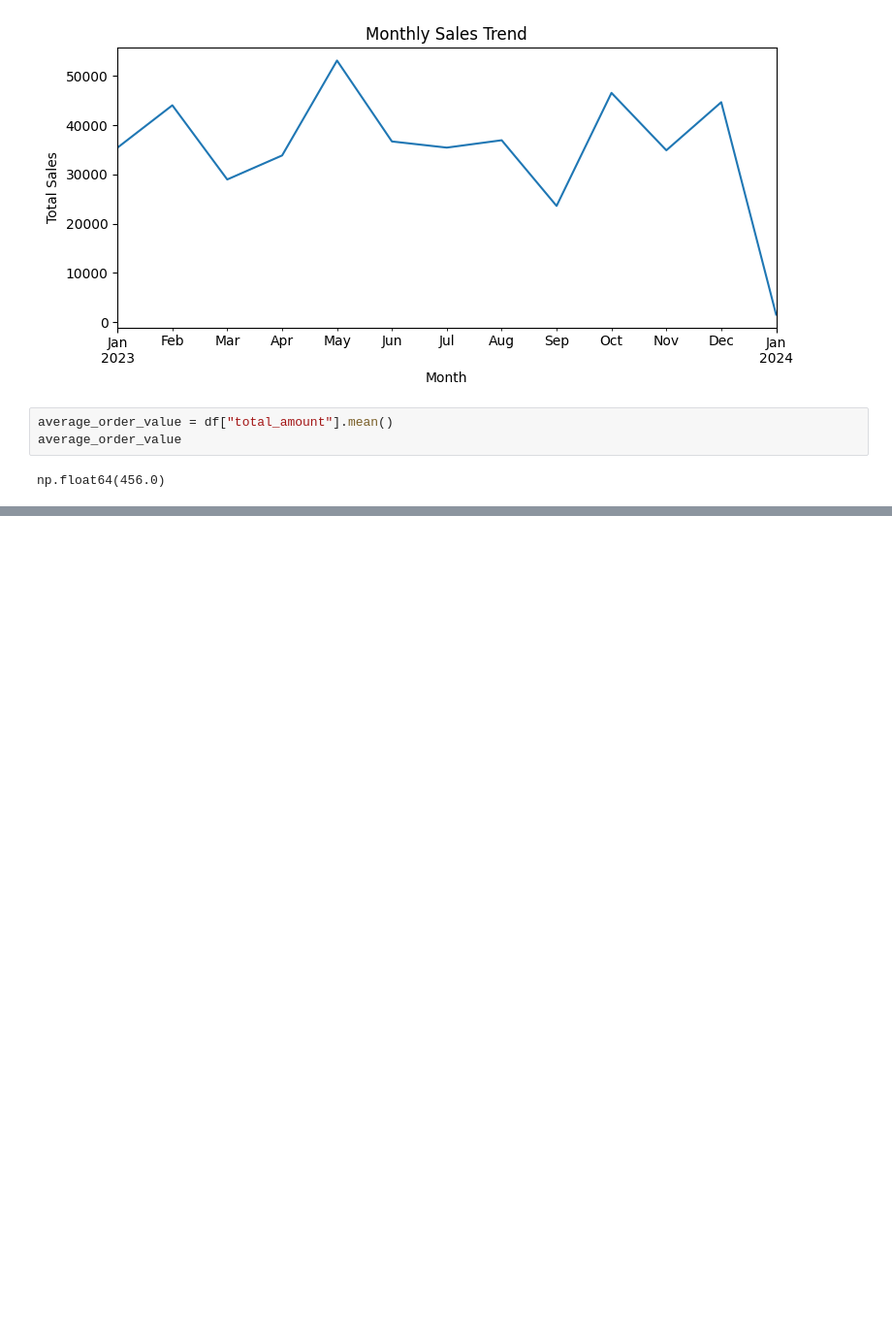
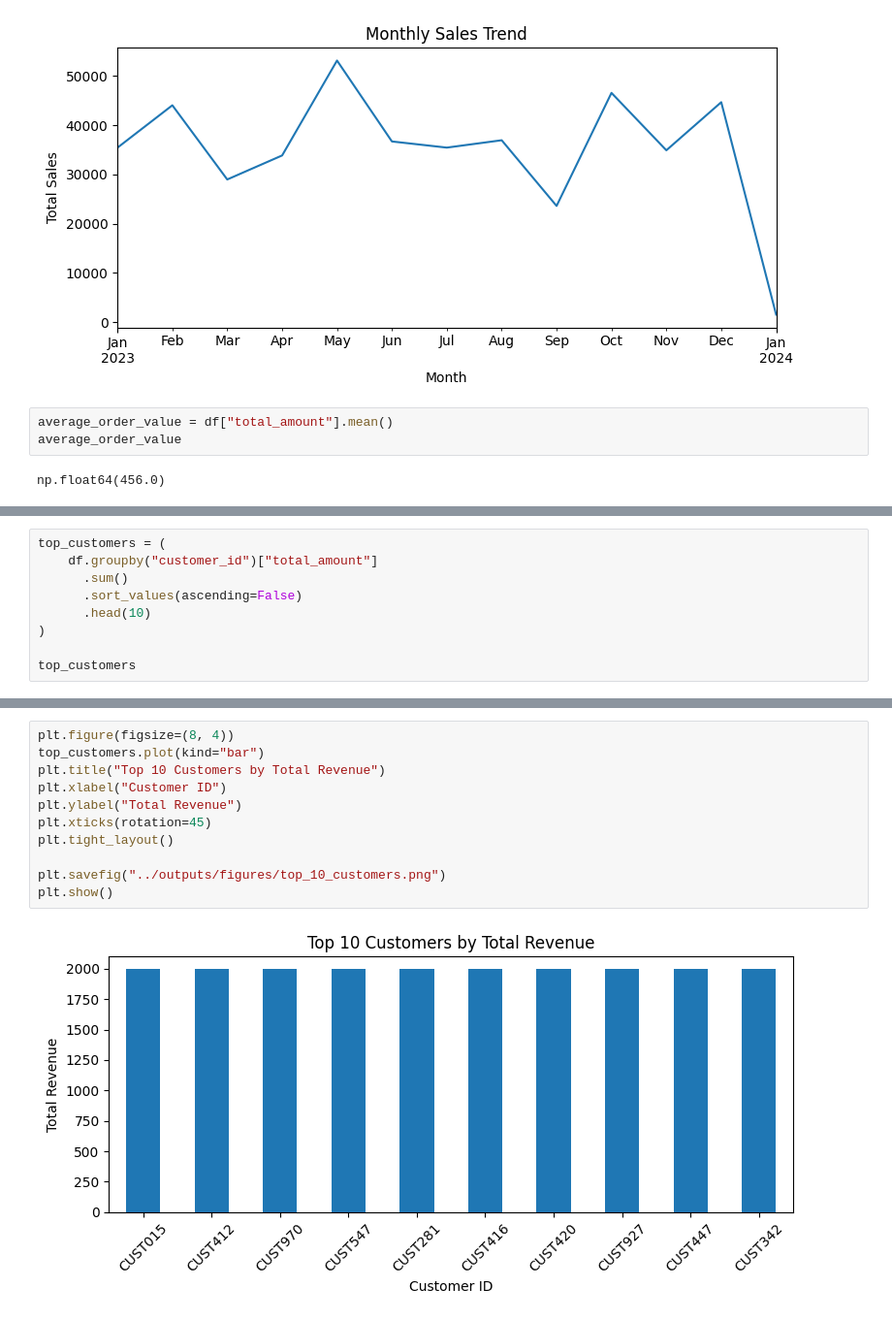
Before and after one commit to TathilaSiriwardhana/Retail-sales-data-analysis, a Jupyter notebook: notebooks/03_customer_and_product_insights.ipynb, the cells around one changed output, grey strips where cells are left out. Shown at 97% size. Drawn from its saved outputs; the diff is of its cells as text; blank space fills up the shorter version.

Commit message:
Complete customer and product insights analysis

```diff
--- a/notebooks/03_customer_and_product_insights.ipynb
+++ b/notebooks/03_customer_and_product_insights.ipynb
@@ -121,0 +206,9 @@ np.float64(456.0)
+# %%
+top_customers = (
+    df.groupby("customer_id")["total_amount"]
+      .sum()
+      .sort_values(ascending=False)
+      .head(10)
+)
+
+top_customers
@@ -121,0 +228,13 @@ np.float64(456.0)
+# %%
+plt.figure(figsize=(8, 4))
+top_customers.plot(kind="bar")
+plt.title("Top 10 Customers by Total Revenue")
+plt.xlabel("Customer ID")
+plt.ylabel("Total Revenue")
+plt.xticks(rotation=45)
+plt.tight_layout()
+
+plt.savefig("../outputs/figures/top_10_customers.png")
+plt.show()
+# %% [output]
+[figure, added]
```
Also changed, not shown: parts of 11 cells of this notebook, 5 other files.
